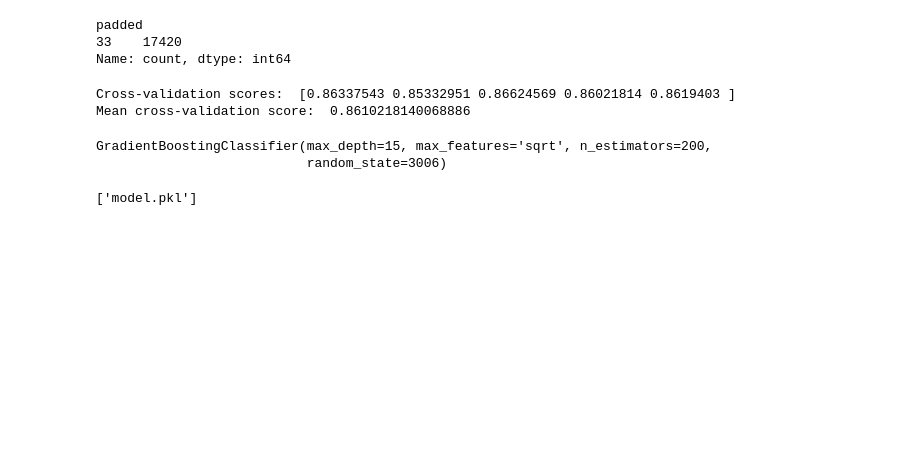
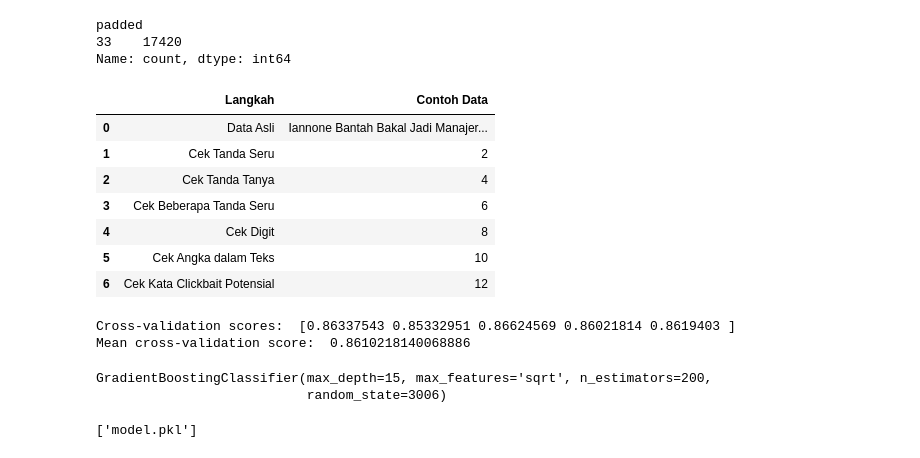
Before and after one commit to furaihan/proyek-data-mining, a Jupyter notebook: main.ipynb, the cells around one changed output. Cells and saved outputs as stored; diff of their text form; code cells hidden in the pictures; blank space fills up the shorter version.

```diff
--- a/main.ipynb
+++ b/main.ipynb
@@ -324,0 +369,7 @@ Name: count, dtype: int64
+# %%
+# sample preprocessing result, get one row randomly
+sample_text = df['title'].sample().values[0]
+df_steps = step_by_step_preprocessing(sample_text)
+df_steps
+# save the steps to csv
+df_steps.to_csv('preprocessing_steps.csv', index=False)
@@ -324,0 +386,46 @@ Name: count, dtype: int64
+# %%
+# steps feature engineering
+
+def step_by_step_feature_engineering(text):
+    steps = []
+
+    # Step 1: Data Asli
+    steps.append(("Data Asli", text))
+
+    # Step 2: Cek tanda seru
+    step2 = 1 if '!' in text else 2
+    steps.append(("Cek Tanda Seru", step2))
+
+    # Step 3: Cek tanda tanya
+    step3 = 3 if '?' in text else 4
+    steps.append(("Cek Tanda Tanya", step3))
+
+    # Step 4: Cek beberapa tanda seru
+    step4 = 5 if '!!' in text else 6
+    steps.append(("Cek Beberapa Tanda Seru", step4))
+
+    # Step 5: Cek digit
+    step5 = 7 if any(char.isdigit() for char in text) else 8
+    steps.append(("Cek Digit", step5))
+
+    # Step 6: Cek angka dalam teks
+    step6 = 9 if any(word.lower() in angka for word in text.split()) else 10
+    steps.append(("Cek Angka dalam Teks", step6))
+
+    # Step 7: Cek kata clickbait potensial
+    step7 = 11 if any(word.lower() in potential_clickbait_words for word in text.split()) else 12
+    steps.append(("Cek Kata Clickbait Potensial", step7))
+
+    return pd.DataFrame(steps, columns=["Langkah", "Contoh Data"])
+# %%
+df_feature_steps = step_by_step_feature_engineering(sample_text)
+df_feature_steps
+# %% [output]
+|  | Langkah | Contoh Data |
+| 0 | Data Asli | Iannone Bantah Bakal Jadi Manajer... |
+| 1 | Cek Tanda Seru | 2 |
+| 2 | Cek Tanda Tanya | 4 |
+| 3 | Cek Beberapa Tanda Seru | 6 |
+| 4 | Cek Digit | 8 |
+| 5 | Cek Angka dalam Teks | 10 |
+| 6 | Cek Kata Clickbait Potensial | 12 |
```
Also changed, not shown: parts of 3 cells of this notebook.
